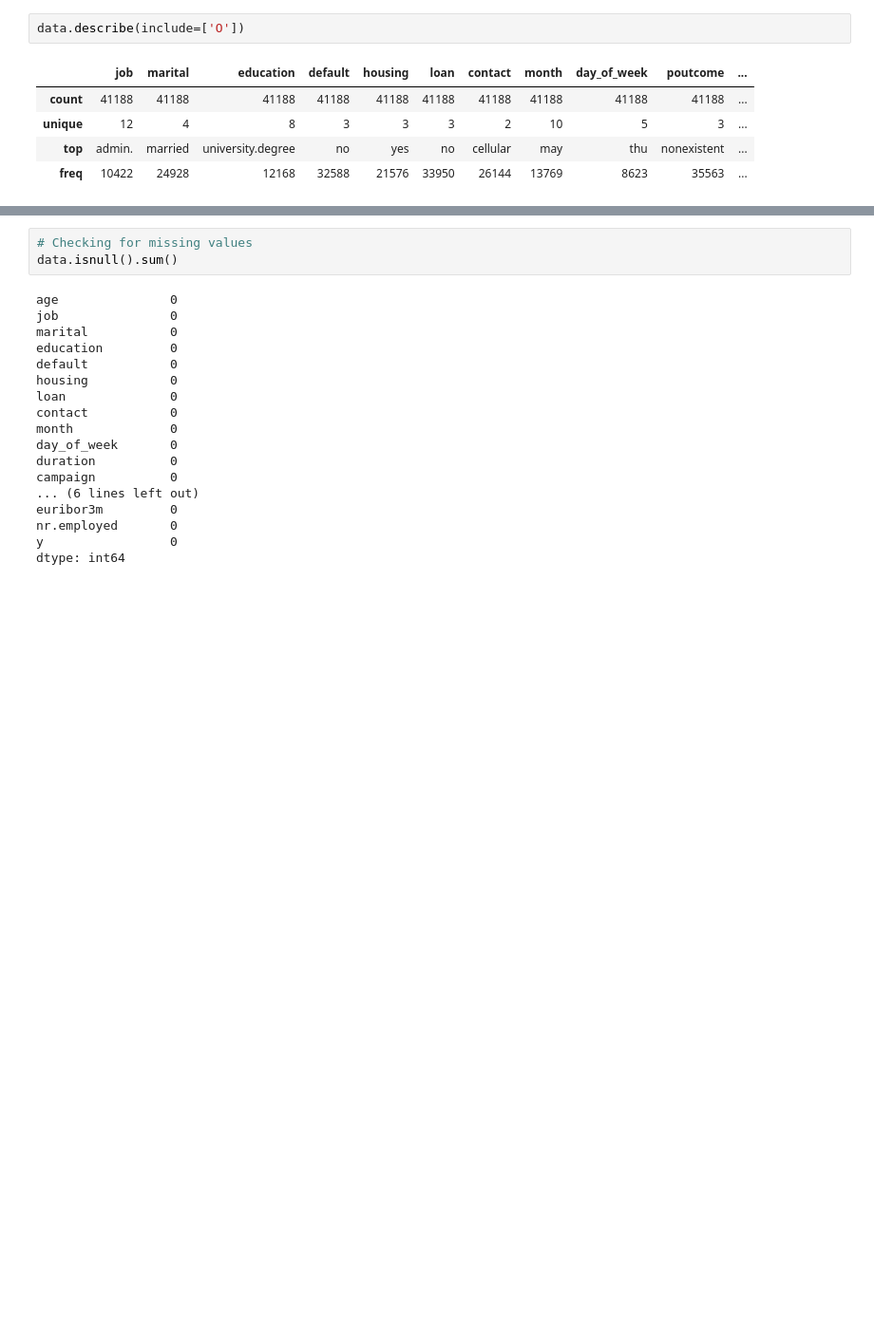
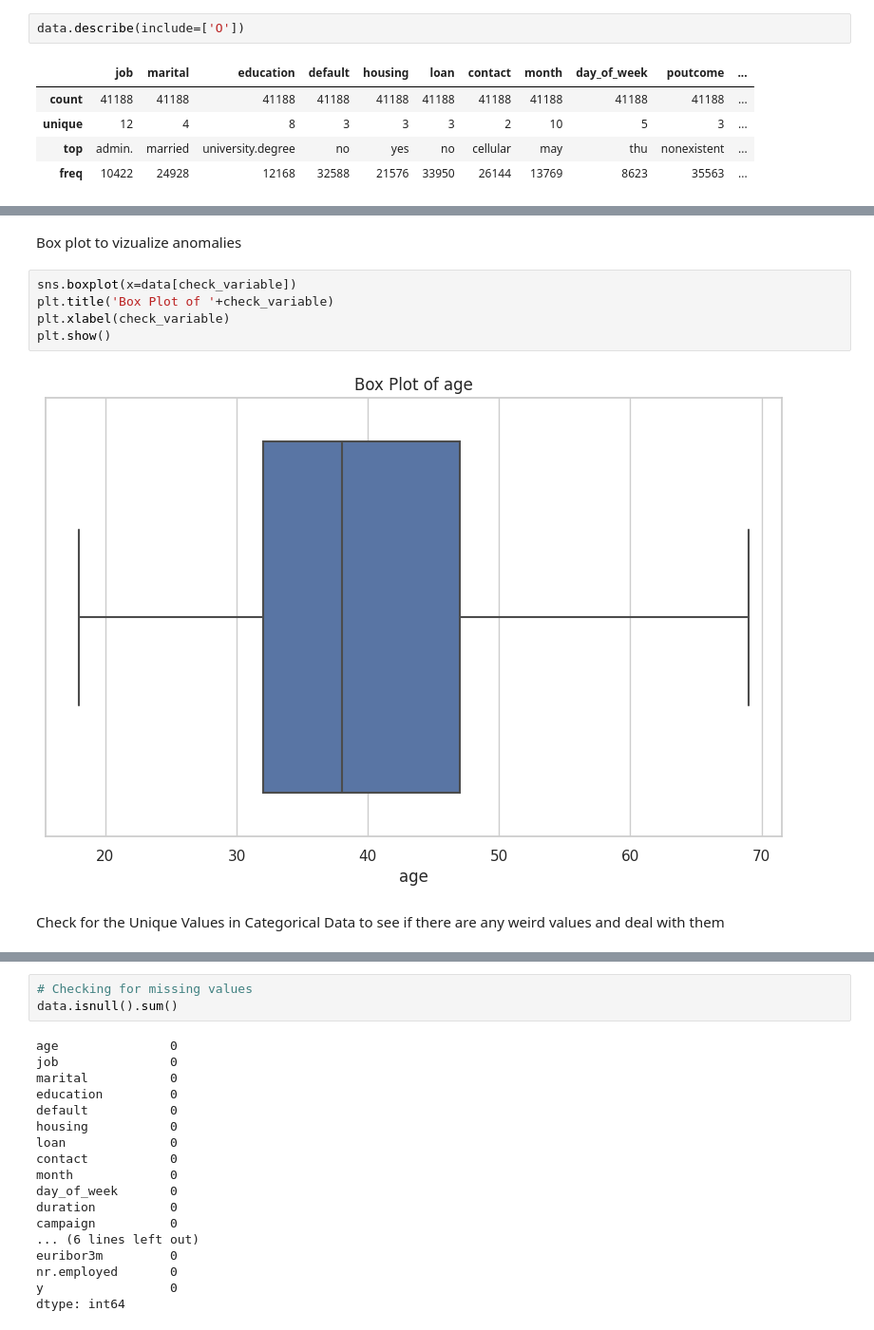
Before and after one commit to NodiraTillayeva/Data-Science-Roadmap, a Jupyter notebook: EPAM_1.ipynb, the cells around one changed output, grey strips where cells are left out. Shown at 95% size. Saved outputs shown, nothing was run; the diff lists cells and outputs as text; blank space fills up the shorter version.

```diff
--- a/EPAM_1.ipynb
+++ b/EPAM_1.ipynb
@@ -72,0 +100,11 @@ plt.tight_layout(pad=1.0)
+# %% [markdown]
+Box plot to vizualize anomalies
+# %%
+sns.boxplot(x=data[check_variable])
+plt.title('Box Plot of '+check_variable)
+plt.xlabel(check_variable)
+plt.show()
+# %% [output]
+[figure, added]
+# %% [markdown]
+Check for the Unique Values in Categorical Data to see if there are any weird values and deal with them
```
Also changed, not shown: parts of 85 cells of this notebook.
